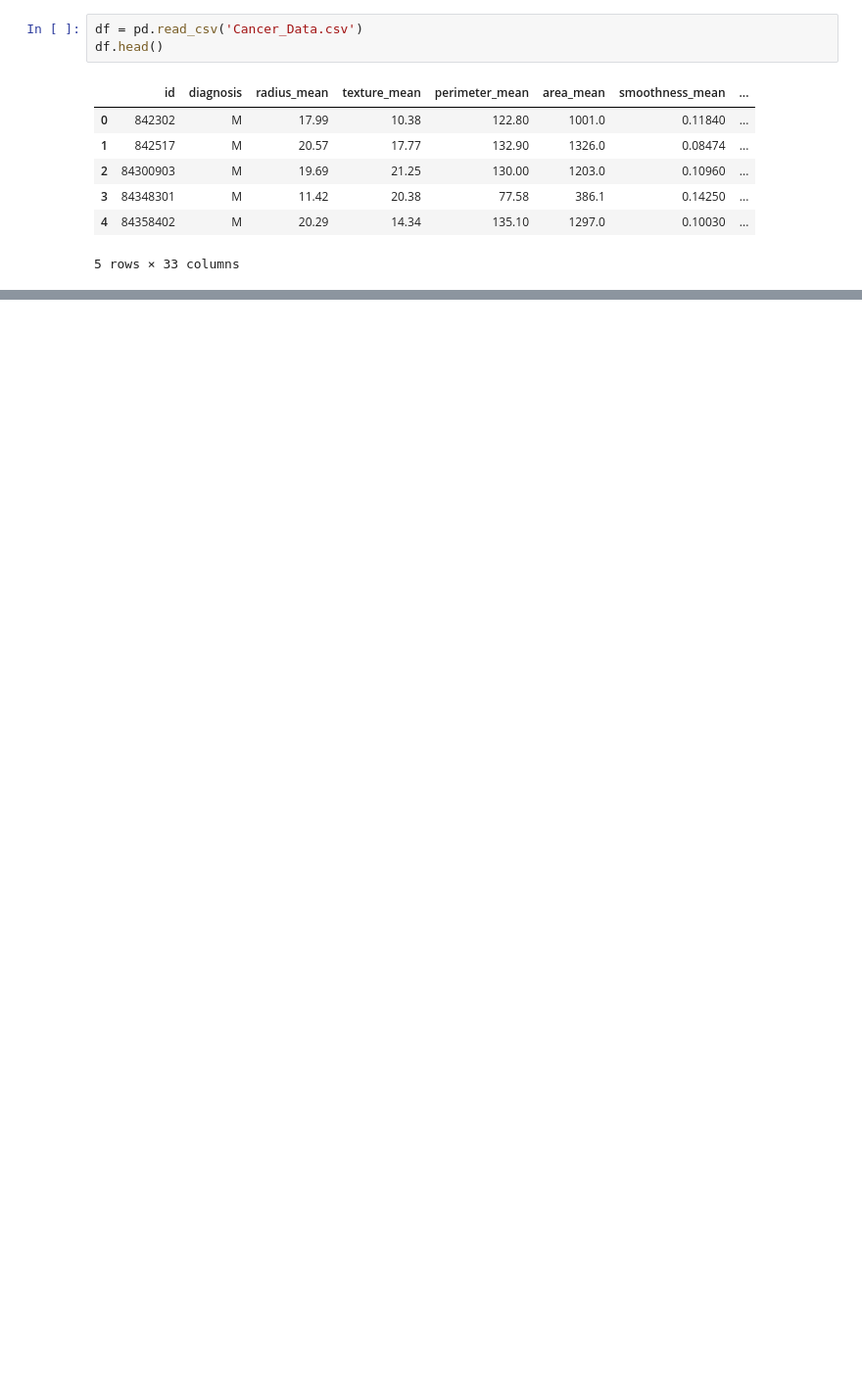
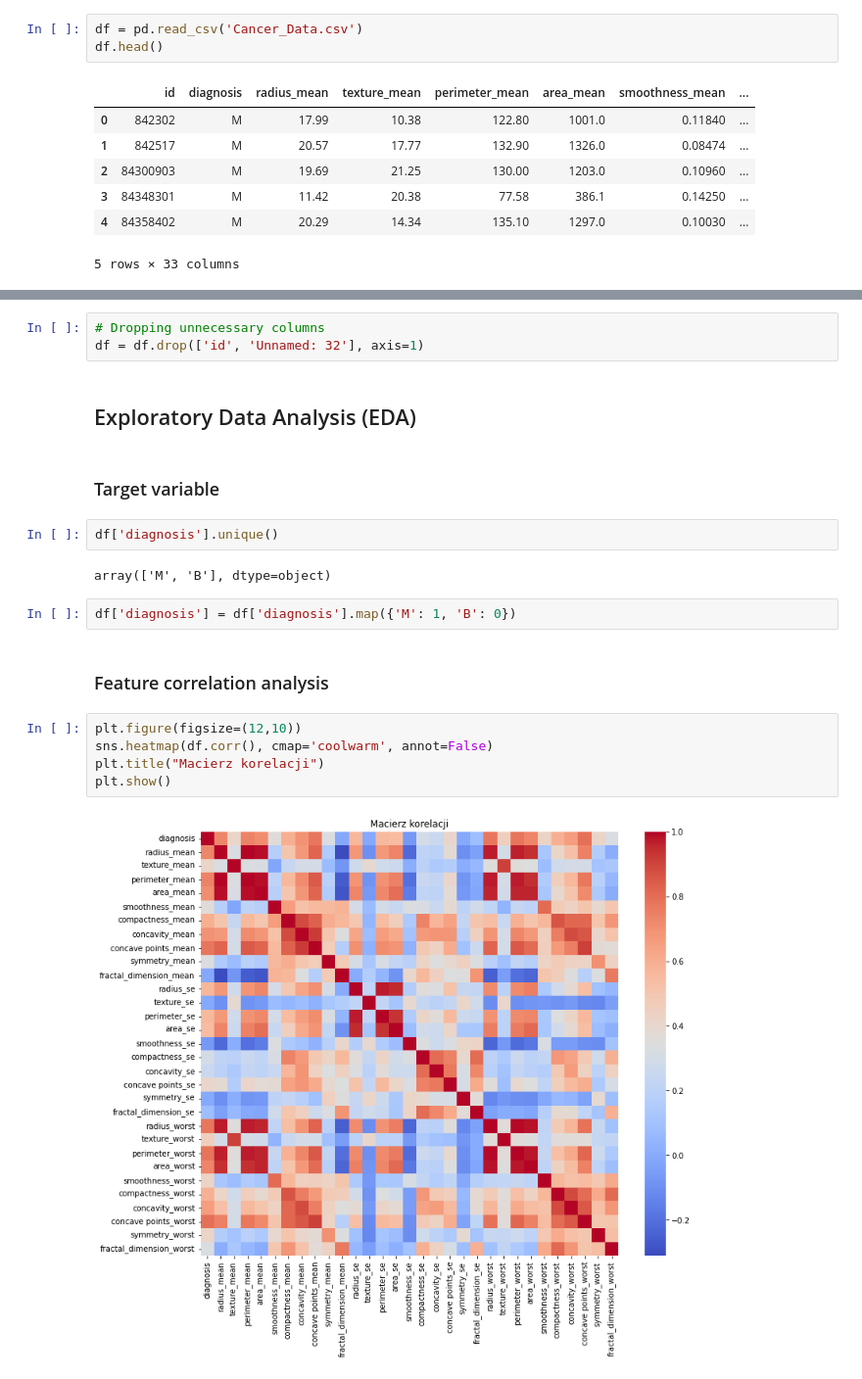
Before and after one commit to MichalWronskiMW/ML-training, a Jupyter notebook: Breast Cancer/Breast Cancer.ipynb, the cells around one changed output, grey strips where cells are left out. Shown at 98% size. Cells and saved outputs as stored; diff of their text form; blank space fills up the shorter version.

```diff
--- a/Breast Cancer/Breast Cancer.ipynb
+++ b/Breast Cancer/Breast Cancer.ipynb
@@ -13,0 +86,22 @@ df.head()
+# %%
+# Dropping unnecessary columns
+df = df.drop(['id', 'Unnamed: 32'], axis=1)
+# %% [markdown]
+## Exploratory Data Analysis (EDA)
+# %% [markdown]
+### Target variable
+# %%
+df['diagnosis'].unique()
+# %% [output]
+array(['M', 'B'], dtype=object)
+# %%
+df['diagnosis'] = df['diagnosis'].map({'M': 1, 'B': 0})
+# %% [markdown]
+### Feature correlation analysis
+# %%
+plt.figure(figsize=(12,10))
+sns.heatmap(df.corr(), cmap='coolwarm', annot=False)
+plt.title("Macierz korelacji")
+plt.show()
+# %% [output]
+[figure, added]
```
Also changed, not shown: parts of 19 cells of this notebook.
